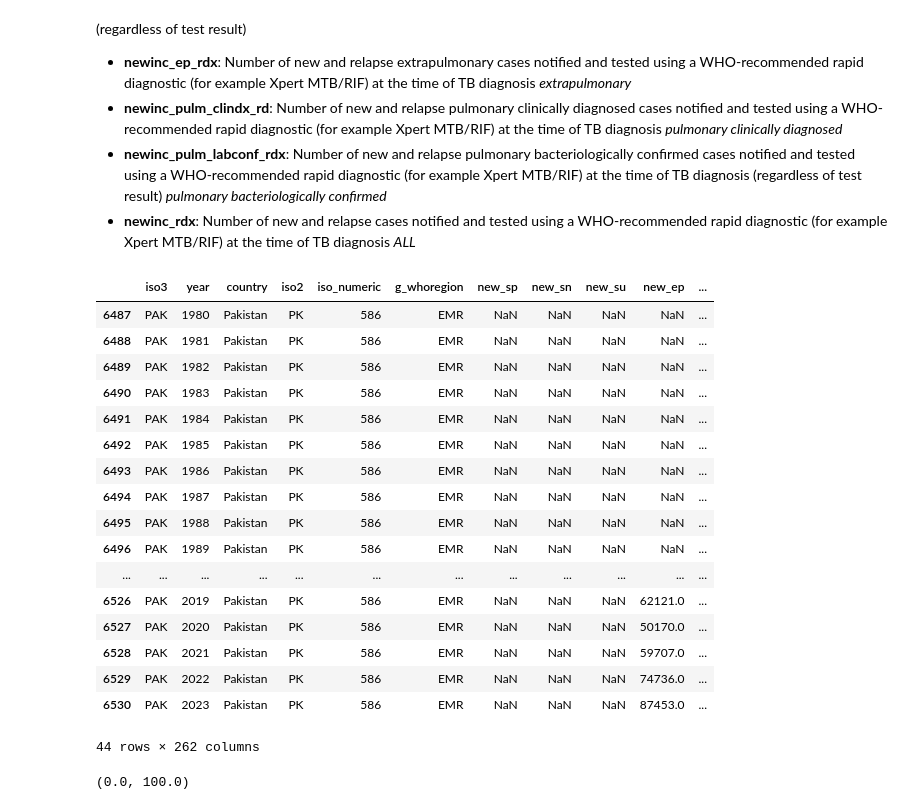
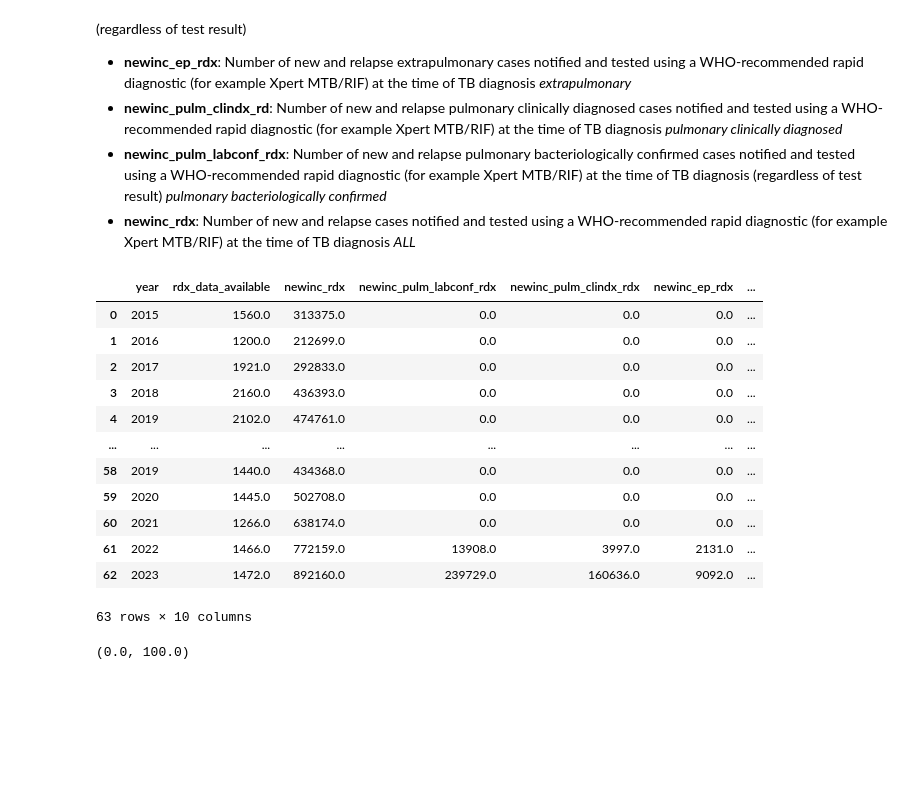
Before and after one commit to carol02r/dspp_capstone_msf, a Jupyter notebook: WHO/WHO_analysis.ipynb, the cells around one changed output. Cells and saved outputs as stored; diff of their text form; code cells hidden in the pictures; blank space fills up the shorter version.

```diff
--- a/WHO/WHO_analysis.ipynb
+++ b/WHO/WHO_analysis.ipynb
@@ -296,28 +296,6 @@ rdx_data_available:
 -  **newinc_pulm_clindx_rd**: Number of new and relapse pulmonary clinically diagnosed cases notified and tested using a WHO-recommended rapid diagnostic (for example Xpert MTB/RIF) at the time of TB diagnosis  *pulmonary clinically diagnosed*
 - **newinc_pulm_labconf_rdx**: Number of new and relapse pulmonary bacteriologically confirmed cases notified and tested using a WHO-recommended rapid diagnostic (for example Xpert MTB/RIF) at the time of TB diagnosis (regardless of test result) *pulmonary bacteriologically confirmed*
 -  **newinc_rdx**: Number of new and relapse cases notified and tested using a WHO-recommended rapid diagnostic (for example Xpert MTB/RIF) at the time of TB diagnosis  *ALL*
-# %%
-#look up rdx_data_available for pakistan
-f2_2_5_data[f2_2_5_data['country'] == 'Pakistan']
-# %% [output]
-|  | iso3 | year | country | iso2 | iso_numeric | g_whoregion | new_sp | new_sn | new_su | new_ep | ... |
-| 6487 | PAK | 1980 | Pakistan | PK | 586 | EMR | NaN | NaN | NaN | NaN | ... |
-| 6488 | PAK | 1981 | Pakistan | PK | 586 | EMR | NaN | NaN | NaN | NaN | ... |
-| 6489 | PAK | 1982 | Pakistan | PK | 586 | EMR | NaN | NaN | NaN | NaN | ... |
-| 6490 | PAK | 1983 | Pakistan | PK | 586 | EMR | NaN | NaN | NaN | NaN | ... |
-| 6491 | PAK | 1984 | Pakistan | PK | 586 | EMR | NaN | NaN | NaN | NaN | ... |
-| 6492 | PAK | 1985 | Pakistan | PK | 586 | EMR | NaN | NaN | NaN | NaN | ... |
-| 6493 | PAK | 1986 | Pakistan | PK | 586 | EMR | NaN | NaN | NaN | NaN | ... |
-| 6494 | PAK | 1987 | Pakistan | PK | 586 | EMR | NaN | NaN | NaN | NaN | ... |
-| 6495 | PAK | 1988 | Pakistan | PK | 586 | EMR | NaN | NaN | NaN | NaN | ... |
-| 6496 | PAK | 1989 | Pakistan | PK | 586 | EMR | NaN | NaN | NaN | NaN | ... |
-| ... | ... | ... | ... | ... | ... | ... | ... | ... | ... | ... | ... |
-| 6526 | PAK | 2019 | Pakistan | PK | 586 | EMR | NaN | NaN | NaN | 62121.0 | ... |
-| 6527 | PAK | 2020 | Pakistan | PK | 586 | EMR | NaN | NaN | NaN | 50170.0 | ... |
-| 6528 | PAK | 2021 | Pakistan | PK | 586 | EMR | NaN | NaN | NaN | 59707.0 | ... |
-| 6529 | PAK | 2022 | Pakistan | PK | 586 | EMR | NaN | NaN | NaN | 74736.0 | ... |
-| 6530 | PAK | 2023 | Pakistan | PK | 586 | EMR | NaN | NaN | NaN | 87453.0 | ... |
-44 rows × 262 columns
 # %%
 f2_2_5_data = notification[notification['year'] >= 2015][[
     'year', 'g_whoregion', 'c_newinc', 'rdx_data_available', 'newinc_rdx',
@@ -381,3 +359,19 @@ f2_2_5_data_combined['entity'] = pd.Categorical(f2_2_5_data_combined['entity'],
 
 # Final result
 f2_2_5_data_combined = f2_2_5_data_combined.reset_index(drop=True)
+# %%
+f2_2_5_data_combined
+# %% [output]
+|  | year | rdx_data_available | newinc_rdx | newinc_pulm_labconf_rdx | newinc_pulm_clindx_rdx | newinc_ep_rdx | ... |
+| 0 | 2015 | 1560.0 | 313375.0 | 0.0 | 0.0 | 0.0 | ... |
+| 1 | 2016 | 1200.0 | 212699.0 | 0.0 | 0.0 | 0.0 | ... |
+| 2 | 2017 | 1921.0 | 292833.0 | 0.0 | 0.0 | 0.0 | ... |
+| 3 | 2018 | 2160.0 | 436393.0 | 0.0 | 0.0 | 0.0 | ... |
+| 4 | 2019 | 2102.0 | 474761.0 | 0.0 | 0.0 | 0.0 | ... |
+| ... | ... | ... | ... | ... | ... | ... | ... |
+| 58 | 2019 | 1440.0 | 434368.0 | 0.0 | 0.0 | 0.0 | ... |
+| 59 | 2020 | 1445.0 | 502708.0 | 0.0 | 0.0 | 0.0 | ... |
+| 60 | 2021 | 1266.0 | 638174.0 | 0.0 | 0.0 | 0.0 | ... |
+| 61 | 2022 | 1466.0 | 772159.0 | 13908.0 | 3997.0 | 2131.0 | ... |
+| 62 | 2023 | 1472.0 | 892160.0 | 239729.0 | 160636.0 | 9092.0 | ... |
+63 rows × 10 columns
```
Also changed, not shown: parts of 2 cells of this notebook, 2 other files.
